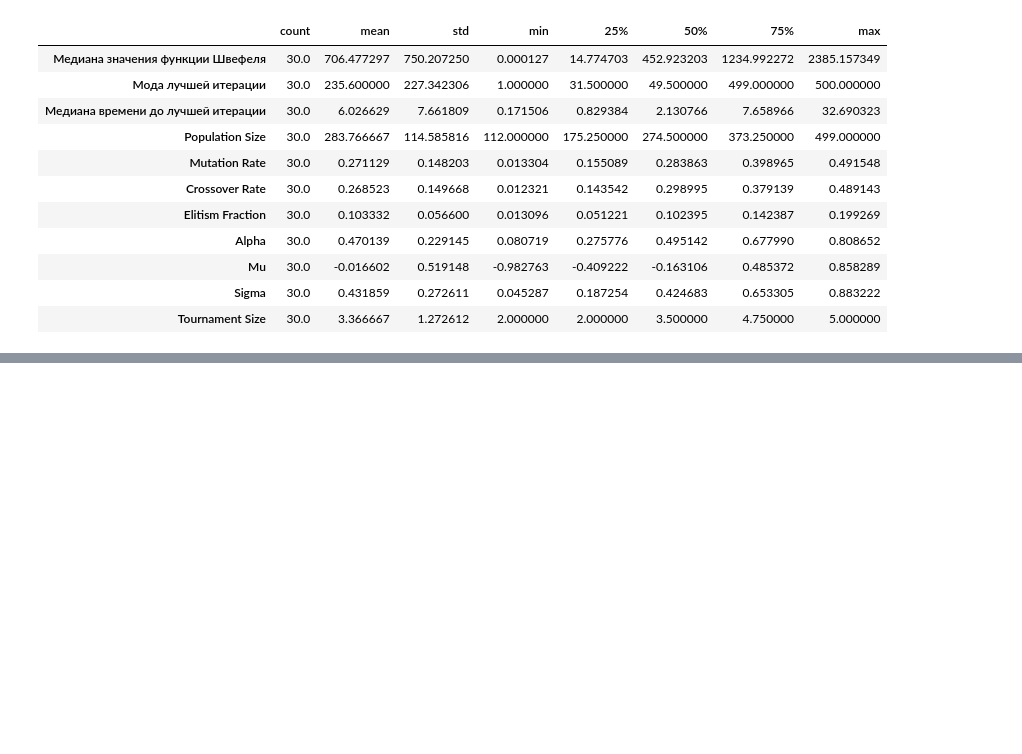
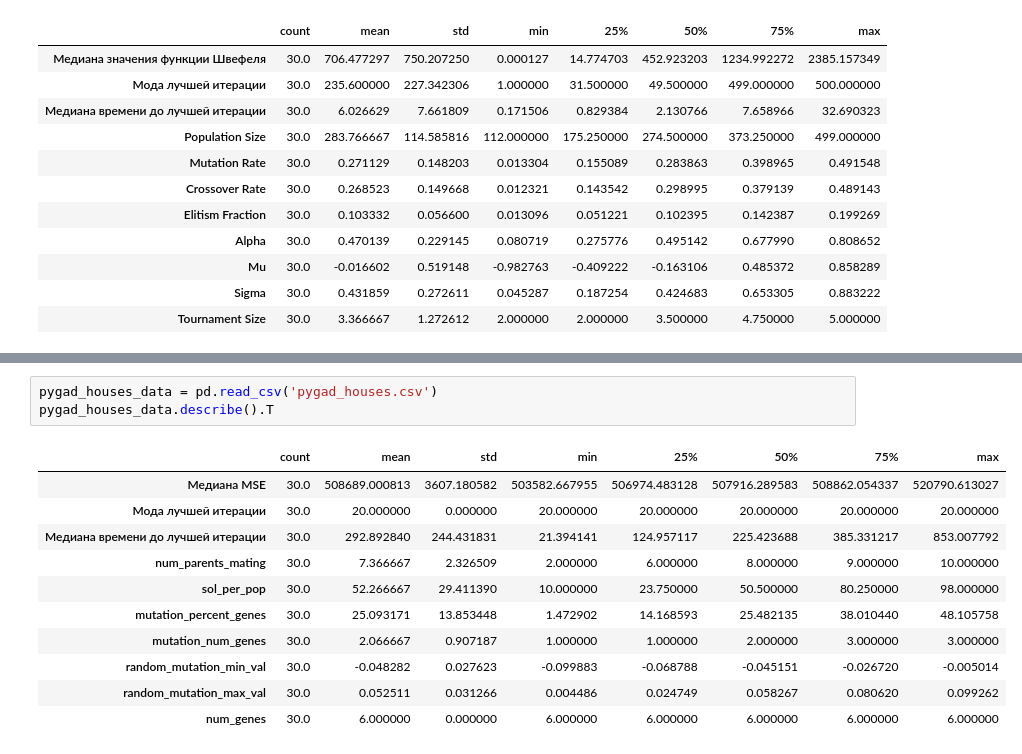
Before and after one commit to dmkravtsov/genalg, a Jupyter notebook: compare.ipynb, the cells around one changed output, grey strips where cells are left out. Cells and saved outputs as stored; diff of their text form; blank space fills up the shorter version.

```diff
--- a/compare.ipynb
+++ b/compare.ipynb
@@ -92,0 +139,15 @@ deap_shvefel_data.describe().T
+# %%
+pygad_houses_data = pd.read_csv('pygad_houses.csv')
+pygad_houses_data.describe().T
+# %% [output]
+|  | count | mean | std | min | 25% | 50% | 75% | max |
+| Медиана MSE | 30.0 | 508689.000813 | 3607.180582 | 503582.667955 | 506974.483128 | 507916.289583 | 508862.054337 | 520790.613027 |
+| Мода лучшей итерации | 30.0 | 20.000000 | 0.000000 | 20.000000 | 20.000000 | 20.000000 | 20.000000 | 20.000000 |
+| Медиана времени до лучшей итерации | 30.0 | 292.892840 | 244.431831 | 21.394141 | 124.957117 | 225.423688 | 385.331217 | 853.007792 |
+| num_parents_mating | 30.0 | 7.366667 | 2.326509 | 2.000000 | 6.000000 | 8.000000 | 9.000000 | 10.000000 |
+| sol_per_pop | 30.0 | 52.266667 | 29.411390 | 10.000000 | 23.750000 | 50.500000 | 80.250000 | 98.000000 |
+| mutation_percent_genes | 30.0 | 25.093171 | 13.853448 | 1.472902 | 14.168593 | 25.482135 | 38.010440 | 48.105758 |
+| mutation_num_genes | 30.0 | 2.066667 | 0.907187 | 1.000000 | 1.000000 | 2.000000 | 3.000000 | 3.000000 |
+| random_mutation_min_val | 30.0 | -0.048282 | 0.027623 | -0.099883 | -0.068788 | -0.045151 | -0.026720 | -0.005014 |
+| random_mutation_max_val | 30.0 | 0.052511 | 0.031266 | 0.004486 | 0.024749 | 0.058267 | 0.080620 | 0.099262 |
+| num_genes | 30.0 | 6.000000 | 0.000000 | 6.000000 | 6.000000 | 6.000000 | 6.000000 | 6.000000 |
```
Also changed, not shown: parts of 5 cells of this notebook, 1 other file.
